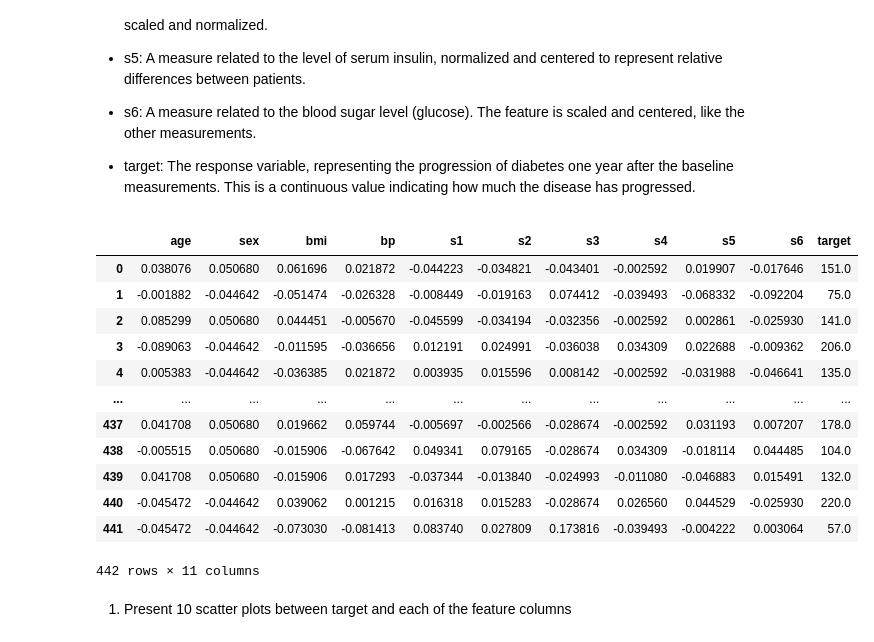
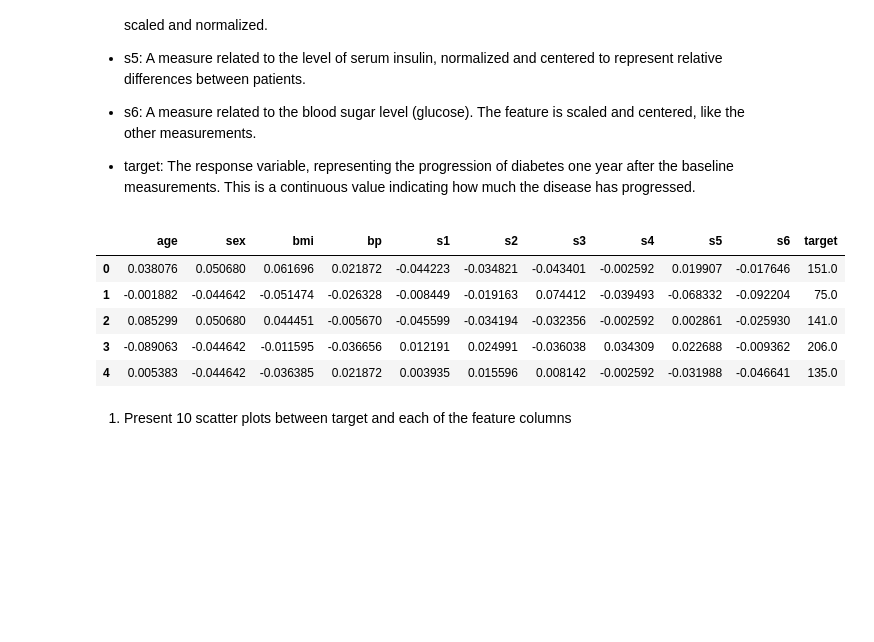
Before and after one commit to ivynangalia/320, a Jupyter notebook: labs/lab10.ipynb, the cells around one changed output. Drawn from its saved outputs; the diff is of its cells as text; code cells hidden in the pictures; blank space fills up the shorter version.

```diff
--- a/labs/lab10.ipynb
+++ b/labs/lab10.ipynb
@@ -48,23 +48,16 @@ y = diabetes.target
 # %%
 df = pd.DataFrame(data=diabetes.data, columns=diabetes.feature_names)
 
 # Add the target variable to the DataFrame
 df['target'] = diabetes.target
-df
+df.head()
 # %% [output]
 |  | age | sex | bmi | bp | s1 | s2 | s3 | s4 | s5 | s6 | target |
 | 0 | 0.038076 | 0.050680 | 0.061696 | 0.021872 | -0.044223 | -0.034821 | -0.043401 | -0.002592 | 0.019907 | -0.017646 | 151.0 |
 | 1 | -0.001882 | -0.044642 | -0.051474 | -0.026328 | -0.008449 | -0.019163 | 0.074412 | -0.039493 | -0.068332 | -0.092204 | 75.0 |
 | 2 | 0.085299 | 0.050680 | 0.044451 | -0.005670 | -0.045599 | -0.034194 | -0.032356 | -0.002592 | 0.002861 | -0.025930 | 141.0 |
 | 3 | -0.089063 | -0.044642 | -0.011595 | -0.036656 | 0.012191 | 0.024991 | -0.036038 | 0.034309 | 0.022688 | -0.009362 | 206.0 |
 | 4 | 0.005383 | -0.044642 | -0.036385 | 0.021872 | 0.003935 | 0.015596 | 0.008142 | -0.002592 | -0.031988 | -0.046641 | 135.0 |
-| ... | ... | ... | ... | ... | ... | ... | ... | ... | ... | ... | ... |
-| 437 | 0.041708 | 0.050680 | 0.019662 | 0.059744 | -0.005697 | -0.002566 | -0.028674 | -0.002592 | 0.031193 | 0.007207 | 178.0 |
-| 438 | -0.005515 | 0.050680 | -0.015906 | -0.067642 | 0.049341 | 0.079165 | -0.028674 | 0.034309 | -0.018114 | 0.044485 | 104.0 |
-| 439 | 0.041708 | 0.050680 | -0.015906 | 0.017293 | -0.037344 | -0.013840 | -0.024993 | -0.011080 | -0.046883 | 0.015491 | 132.0 |
-| 440 | -0.045472 | -0.044642 | 0.039062 | 0.001215 | 0.016318 | 0.015283 | -0.028674 | 0.026560 | 0.044529 | -0.025930 | 220.0 |
-| 441 | -0.045472 | -0.044642 | -0.073030 | -0.081413 | 0.083740 | 0.027809 | 0.173816 | -0.039493 | -0.004222 | 0.003064 | 57.0 |
-442 rows × 11 columns
 # %% [markdown]
 1. Present 10 scatter plots between target and each of the feature columns
 # %%
```
Also changed, not shown: parts of 8 cells of this notebook, 1 other file.
